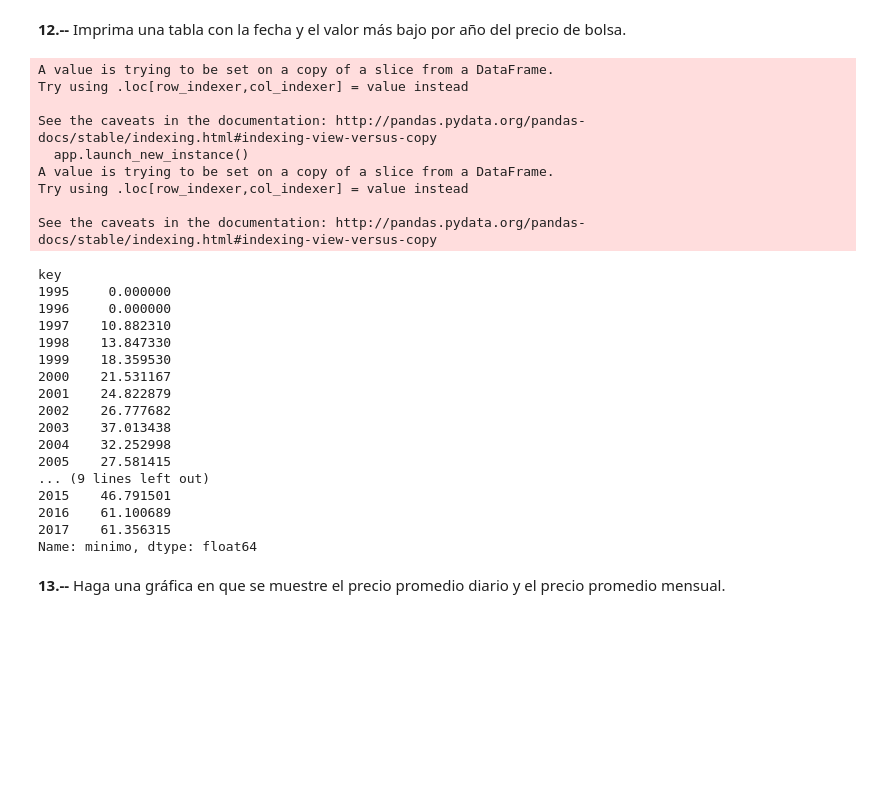
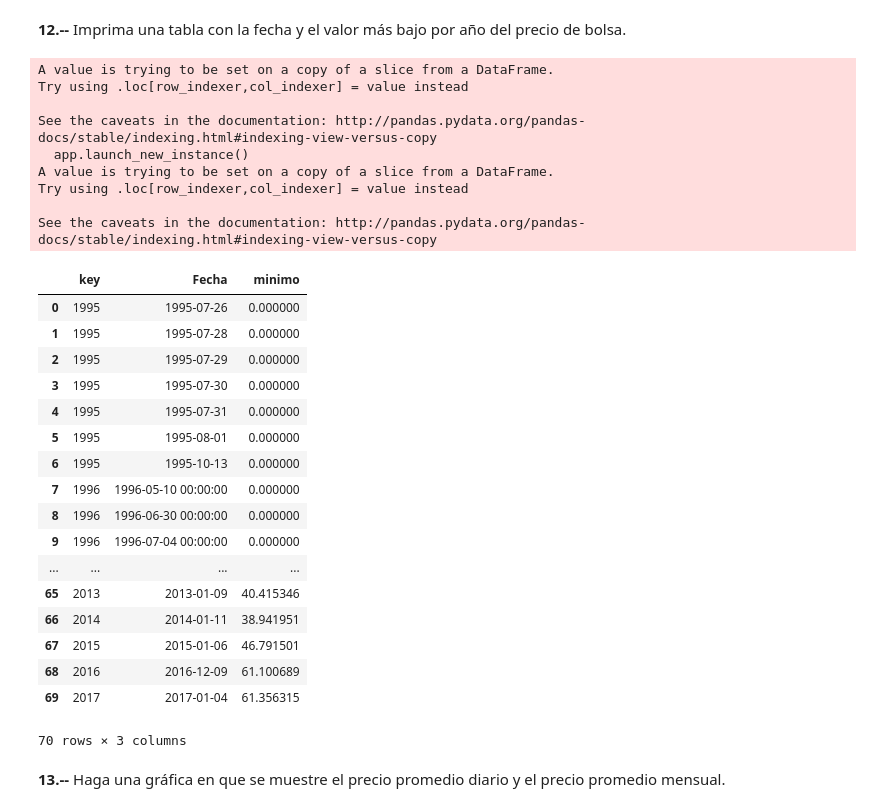
Before and after one commit to esgomezco/Soluci-n-taller-diplomado, a Jupyter notebook: Taller.ipynb, the cells around one changed output. Cells and saved outputs as stored; diff of their text form; code cells hidden in the pictures; blank space fills up the shorter version.

```diff
--- a/Taller.ipynb
+++ b/Taller.ipynb
@@ -328,42 +328,45 @@ plt.show()
 # %%
 sinduplicados=todo.drop_duplicates(subset=['Fecha'])
 sinfaltantes=sinduplicados.dropna()
 sinfaltantes['minimo']=sinfaltantes.min(axis=1)
 
 w=[]
 for n in range(len(sinfaltantes)):
     w.append(str(sinfaltantes.iloc[n,0])[0:4])
 sinfaltantes['key']=w
 sinfaltantes.head()
 c=sinfaltantes.groupby('key').min()['minimo']
-c
+c = c.reset_index()
+bajoaño= pd.merge(sinfaltantes,c)
+bajoaño[['key','Fecha','minimo']]
 # %% [output]
 A value is trying to be set on a copy of a slice from a DataFrame.
 Try using .loc[row_indexer,col_indexer] = value instead
 
 See the caveats in the documentation: http://pandas.pydata.org/pandas-docs/stable/indexing.html#indexing-view-versus-copy
   app.launch_new_instance()
 A value is trying to be set on a copy of a slice from a DataFrame.
 Try using .loc[row_indexer,col_indexer] = value instead
 
 See the caveats in the documentation: http://pandas.pydata.org/pandas-docs/stable/indexing.html#indexing-view-versus-copy
+|  | key | Fecha | minimo |
+| 0 | 1995 | 1995-07-26 | 0.000000 |
+| 1 | 1995 | 1995-07-28 | 0.000000 |
+| 2 | 1995 | 1995-07-29 | 0.000000 |
+| 3 | 1995 | 1995-07-30 | 0.000000 |
+| 4 | 1995 | 1995-07-31 | 0.000000 |
+| 5 | 1995 | 1995-08-01 | 0.000000 |
+| 6 | 1995 | 1995-10-13 | 0.000000 |
+| 7 | 1996 | 1996-05-10 00:00:00 | 0.000000 |
+| 8 | 1996 | 1996-06-30 00:00:00 | 0.000000 |
+| 9 | 1996 | 1996-07-04 00:00:00 | 0.000000 |
+| ... | ... | ... | ... |
+| 65 | 2013 | 2013-01-09 | 40.415346 |
+| 66 | 2014 | 2014-01-11 | 38.941951 |
+| 67 | 2015 | 2015-01-06 | 46.791501 |
+| 68 | 2016 | 2016-12-09 | 61.100689 |
+| 69 | 2017 | 2017-01-04 | 61.356315 |
-key
-1995     0.000000
-1996     0.000000
-1997    10.882310
-1998    13.847330
-1999    18.359530
-2000    21.531167
-2001    24.822879
-2002    26.777682
-2003    37.013438
-2004    32.252998
-2005    27.581415
-... (9 lines left out)
-2015    46.791501
-2016    61.100689
-2017    61.356315
-Name: minimo, dtype: float64
+70 rows × 3 columns
 # %% [markdown]
 **13.--** Haga una gráfica en que se muestre el precio promedio diario y el precio promedio mensual.
 # %%
```
Also changed, not shown: parts of 7 cells of this notebook.
